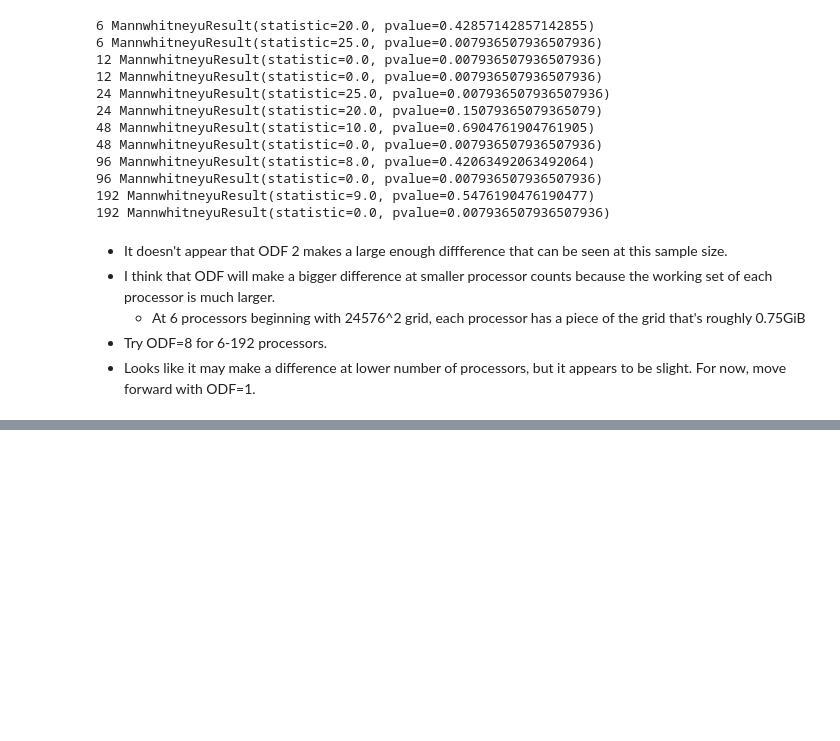
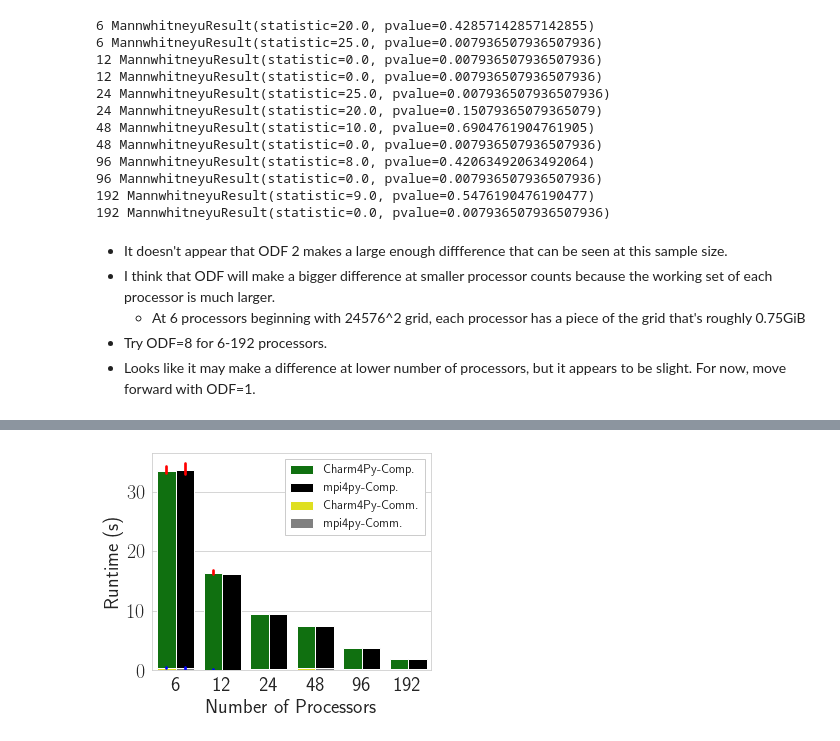
Before and after one commit to UIUC-PPL/charm4py-mpi4py-compare, a Jupyter notebook: analysis/analyze_stencil.ipynb, the cells around one changed output, grey strips where cells are left out. Saved outputs shown, nothing was run; the diff lists cells and outputs as text; code cells hidden in the pictures; blank space fills up the shorter version.

```diff
--- a/analysis/analyze_stencil.ipynb
+++ b/analysis/analyze_stencil.ipynb
@@ -207,0 +318,30 @@ for num_p in sorted(set(odf8['Number of Processors'])):
+# %%
+# Stencil2D strong scaling
+# TODO: Are the CIs small or is a zorder issue?
+import matplotlib.patches as mpatches
+sns.set_style("whitegrid")
+f, ax = plt.subplots(figsize=(5,4))
+
+bar1=sns.barplot(x="Num Processes", y="Iteration Time", data=strong_df_fewprocs,hue="framework",
+              palette = ['green','black'],ci=99,ax=ax, errcolor='red')
+bar1=sns.barplot(x="Num Processes", y="Communication Time", data=strong_df_fewprocs,hue="framework",
+              palette = ['yellow','gray'],ci=99,ax=ax, errcolor='blue')
+
+# ax.set_yticklabels([24,48,96,192,384,768,1536,3072,6144])
+# ax.set_yscale("log", base=10)
+# ax.set_xticklabels([24, 48, 96, 192, 384, 768, 1536, 3072, 6144], rotation=45)
+ax.set_ylabel('Runtime (s)', fontsize=20)
+ax.set_xlabel('Number of Processors', fontsize=20)
+ax.tick_params( which = 'major', labelsize = 20 )
+# ax.set_ylim(0,10)
+labs = ax.get_legend_handles_labels()
+labs[0][0].set_label('Charm4Py-Comp.')
+labs[0][1].set_label('mpi4py-Comp.')
+labs[0][2].set_label('Charm4Py-Comm.')
+labs[0][3].set_label('mpi4py-Comm.')
+# ax.set_yticklabels([0, 2, 4, 6, 8, 10])
+ax.legend(fontsize = 12.9, loc = 'upper right', fancybox = False, framealpha = 1,
+              handlelength = 1.8, ncol = 1)
+plt.savefig('stencil_strong_scaling_smallprocs.pdf', bbox_inches='tight', dpi=300)
+# %% [output]
+[figure, added]
```
Also changed, not shown: parts of 12 cells of this notebook, 2 other files.
